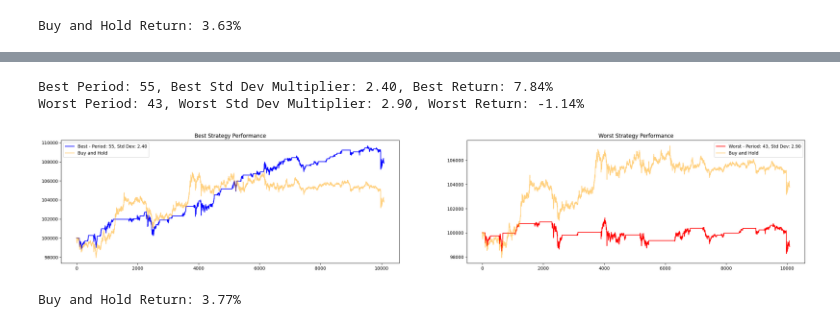
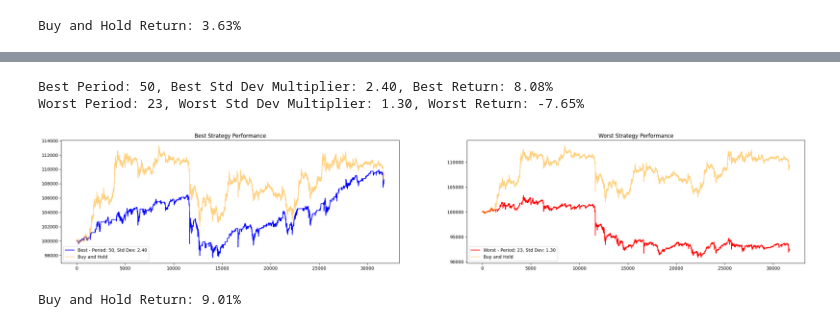
Before and after one commit to ChunweiShi/Binance-Backtest, a Jupyter notebook: binance/BBand_strategy_1m.ipynb, the cells around one changed output, grey strips where cells are left out. Cells and saved outputs as stored; diff of their text form; code cells hidden in the pictures.

```diff
--- a/binance/BBand_strategy_1m.ipynb
+++ b/binance/BBand_strategy_1m.ipynb
@@ -94,7 +272,7 @@ import talib
 import matplotlib.pyplot as plt
 
 # Load your data
-df = pd.read_csv('btcusdt_1m_1225.csv')
+df = pd.read_csv('btcfdusd_1m_1225.csv')
 
 def calc_capital(index):
     return (usdt + btc * df['Close'][index])
@@ -145,34 +323,34 @@ for period in range(20, 150):
             worst_period = period
             worst_std_dev = std_dev_multiplier
             worst_capital_history = capital_history.copy()
 
 # Print the results
 print(f"Best Period: {best_period}, Best Std Dev Multiplier: {best_std_dev:.2f}, Best Return: {best_return:.2%}")
 print(f"Worst Period: {worst_period}, Worst Std Dev Multiplier: {worst_std_dev:.2f}, Worst Return: {worst_return:.2%}")
 
 # After loading the data, calculate 'buy and hold' equity curve
 initial_btc_for_hold = 100000 / df['Close'][0]
 df['hold_value'] = initial_btc_for_hold * df['Close']
 plt.figure(figsize=(30, 5))
 
 plt.subplot(1, 2, 1)
 plt.plot(best_capital_history, label=f'Best - Period: {best_period}, Std Dev: {best_std_dev:.2f}', color='blue')
 plt.plot(df['hold_value'], label='Buy and Hold', color='orange', alpha=0.5)  # Adding the buy and hold curve
 plt.title('Best Strategy Performance')
 plt.legend()
 
 plt.subplot(1, 2, 2)
 plt.plot(worst_capital_history, label=f'Worst - Period: {worst_period}, Std Dev: {worst_std_dev:.2f}', color='red')
 plt.plot(df['hold_value'], label='Buy and Hold', color='orange', alpha=0.5)  # Adding the buy and hold curve
 plt.title('Worst Strategy Performance')
 plt.legend()
 
 plt.show()
 
 buy_and_hold_return = (df['hold_value'].iloc[-1] - 100000) / 100000
 print(f"Buy and Hold Return: {buy_and_hold_return:.2%}")
 # %% [output]
-Best Period: 55, Best Std Dev Multiplier: 2.40, Best Return: 7.84%
-Worst Period: 43, Worst Std Dev Multiplier: 2.90, Worst Return: -1.14%
+Best Period: 50, Best Std Dev Multiplier: 2.40, Best Return: 8.08%
+Worst Period: 23, Worst Std Dev Multiplier: 1.30, Worst Return: -7.65%
-[figure, old version]
+[figure, new version]
-Buy and Hold Return: 3.77%
+Buy and Hold Return: 9.01%
```
Also changed, not shown: parts of 2 cells of this notebook, 6 other files.
